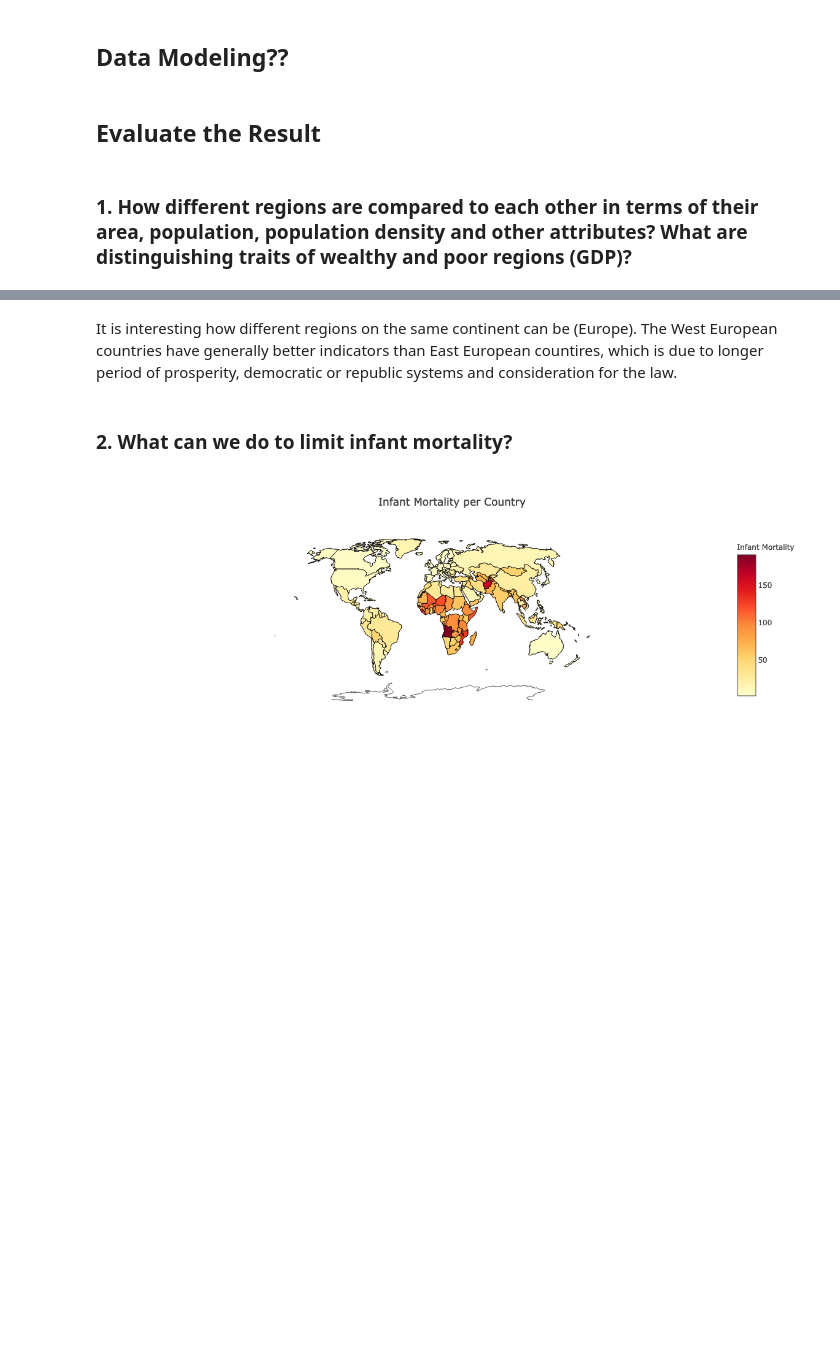
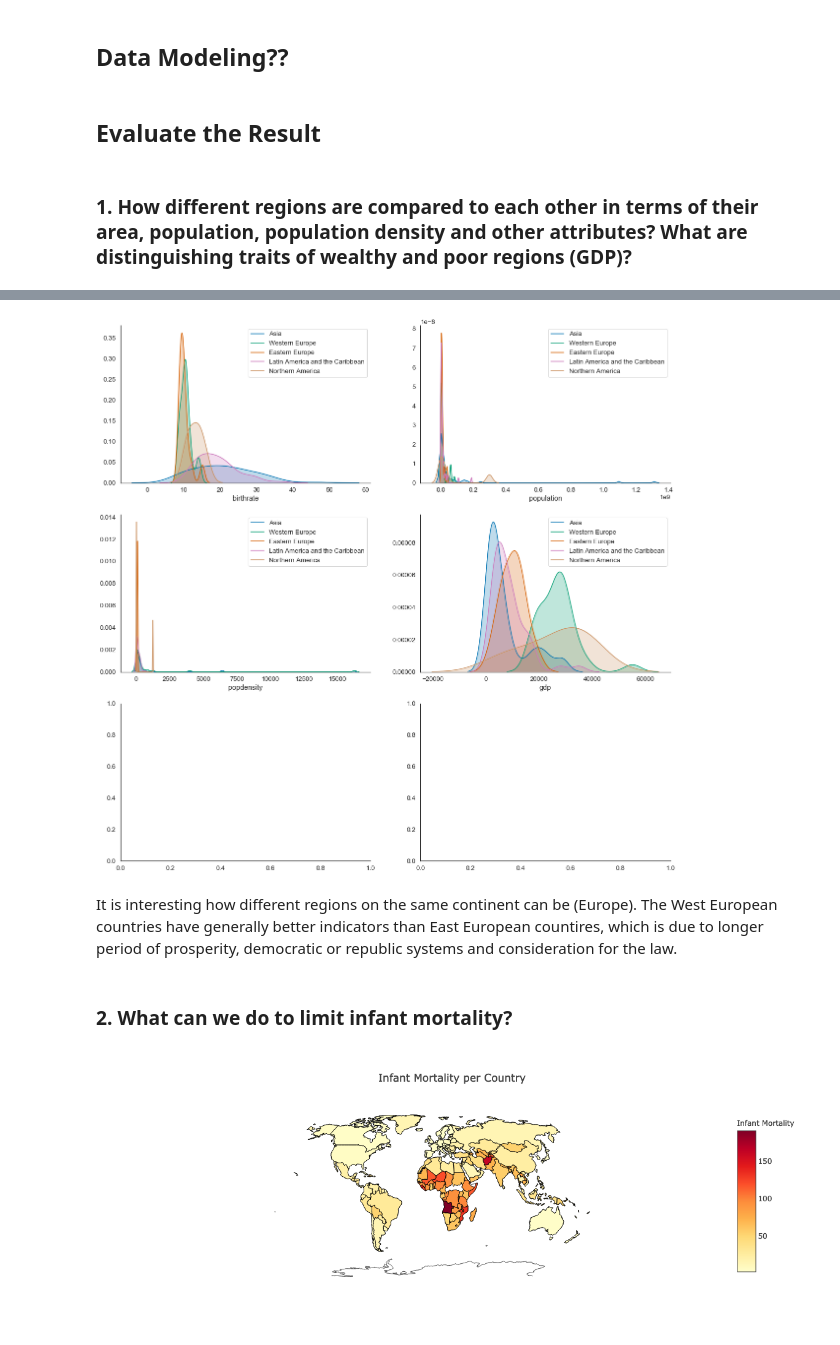
Before and after one commit to ksatola/Countries-of-the-World, a Jupyter notebook: EDA.ipynb, the cells around one changed output, grey strips where cells are left out. Drawn from its saved outputs; the diff is of its cells as text; code cells hidden in the pictures; blank space fills up the shorter version.

```diff
--- a/EDA.ipynb
+++ b/EDA.ipynb
@@ -579,3 +610,44 @@ df[df.netmigr.isnull()]
+# %%
+sns.set(style="white", font_scale=1.2, palette='colorblind')
+f, axes = plt.subplots(3, 2, figsize=(20, 20))
+
+sns.despine()
+
+# Birthrate
+sns.distplot(df[df['region2'] == 'Asia'].birthrate, label='Asia', hist=False, kde_kws={"shade":True}, ax=axes[0,0])
+sns.distplot(df[df['region2'] == 'Africe'].birthrate, label='Africe', hist=False, kde_kws={"shade":True}, ax=axes[0,0])
+sns.distplot(df[df['region2'] == 'Western Europe'].birthrate, label='Western Europe', hist=False, kde_kws={"shade":True}, ax=axes[0,0])
+sns.distplot(df[df['region2'] == 'Eastern Europe'].birthrate, label='Eastern Europe', hist=False, kde_kws={"shade":True}, ax=axes[0,0])
+sns.distplot(df[df['region2'] == 'Latin America and the Caribbean'].birthrate, label='Latin America and the Caribbean', hist=False, kde_kws={"shade":True}, ax=axes[0,0])
+sns.distplot(df[df['region2'] == 'Northern America'].birthrate, label='Northern America', hist=False, kde_kws={"shade":True}, ax=axes[0,0])
+
+# Population
+sns.distplot(df[df['region2'] == 'Asia'].population, label='Asia', hist=False, kde_kws={"shade":True}, ax=axes[0,1])
+sns.distplot(df[df['region2'] == 'Africe'].population, label='Africe', hist=False, kde_kws={"shade":True}, ax=axes[0,1])
+sns.distplot(df[df['region2'] == 'Western Europe'].population, label='Western Europe', hist=False, kde_kws={"shade":True}, ax=axes[0,1])
+sns.distplot(df[df['region2'] == 'Eastern Europe'].population, label='Eastern Europe', hist=False, kde_kws={"shade":True}, ax=axes[0,1])
+sns.distplot(df[df['region2'] == 'Latin America and the Caribbean'].population, label='Latin America and the Caribbean', hist=False, kde_kws={"shade":True}, ax=axes[0,1])
+sns.distplot(df[df['region2'] == 'Northern America'].population, label='Northern America', hist=False, kde_kws={"shade":True}, ax=axes[0,1])
+
+# Population Density
+sns.distplot(df[df['region2'] == 'Asia'].popdensity, label='Asia', hist=False, kde_kws={"shade":True}, ax=axes[1,0])
+sns.distplot(df[df['region2'] == 'Africe'].popdensity, label='Africe', hist=False, kde_kws={"shade":True}, ax=axes[1,0])
+sns.distplot(df[df['region2'] == 'Western Europe'].popdensity, label='Western Europe', hist=False, kde_kws={"shade":True}, ax=axes[1,0])
+sns.distplot(df[df['region2'] == 'Eastern Europe'].popdensity, label='Eastern Europe', hist=False, kde_kws={"shade":True}, ax=axes[1,0])
+sns.distplot(df[df['region2'] == 'Latin America and the Caribbean'].popdensity, label='Latin America and the Caribbean', hist=False, kde_kws={"shade":True}, ax=axes[1,0])
+sns.distplot(df[df['region2'] == 'Northern America'].popdensity, label='Northern America', hist=False, kde_kws={"shade":True}, ax=axes[1,0])
+
+# GDP
+sns.distplot(df[df['region2'] == 'Asia'].gdp, label='Asia', hist=False, kde_kws={"shade":True}, ax=axes[1,1])
+sns.distplot(df[df['region2'] == 'Africe'].gdp, label='Africe', hist=False, kde_kws={"shade":True}, ax=axes[1,1])
+sns.distplot(df[df['region2'] == 'Western Europe'].gdp, label='Western Europe', hist=False, kde_kws={"shade":True}, ax=axes[1,1])
+sns.distplot(df[df['region2'] == 'Eastern Europe'].gdp, label='Eastern Europe', hist=False, kde_kws={"shade":True}, ax=axes[1,1])
+sns.distplot(df[df['region2'] == 'Latin America and the Caribbean'].gdp, label='Latin America and the Caribbean', hist=False, kde_kws={"shade":True}, ax=axes[1,1])
+sns.distplot(df[df['region2'] == 'Northern America'].gdp, label='Northern America', hist=False, kde_kws={"shade":True}, ax=axes[1,1])
+
+plt.show();
+# %% [output]
+[figure, added]
 # %% [markdown]
 It is interesting how different regions on the same continent can be (Europe). The West European countries have generally better indicators than East European countires, which is due to longer period of prosperity, democratic or republic systems and consideration for the law.
 # %% [markdown]
```
Also changed, not shown: parts of 3 cells of this notebook.
